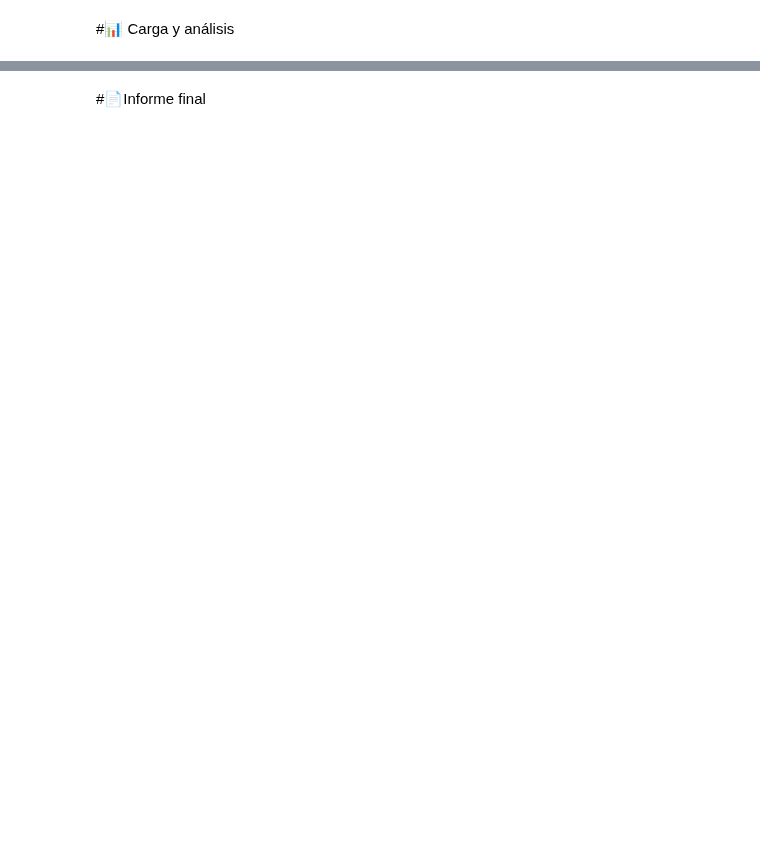
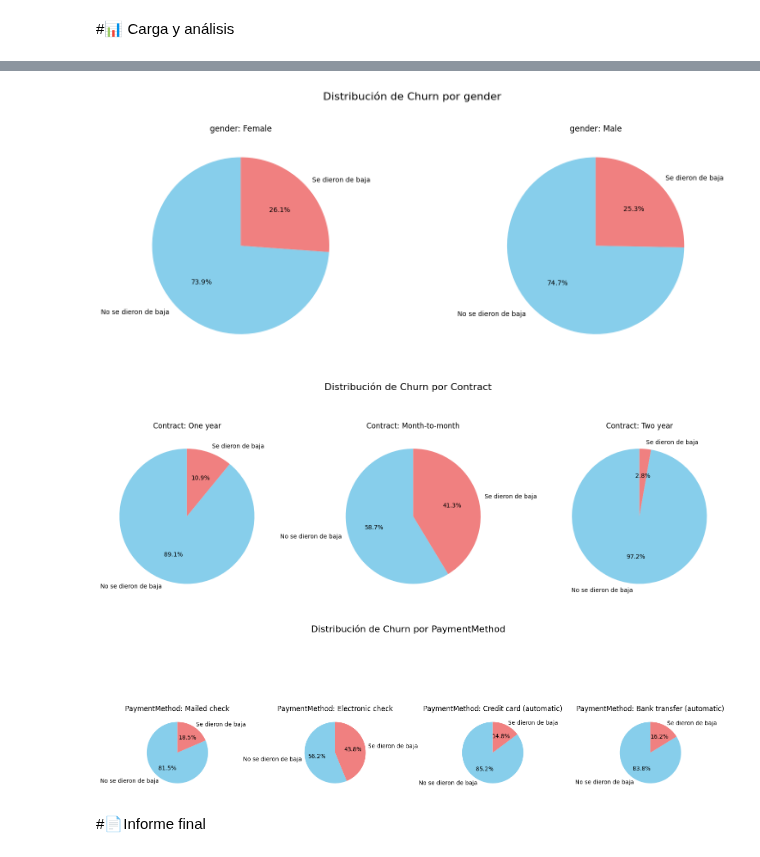
Before and after one commit to Kross363/Python-Data-Science, a Jupyter notebook: TelecomX_LATAM.ipynb, the cells around one changed output, grey strips where cells are left out. Drawn from its saved outputs; the diff is of its cells as text; code cells hidden in the pictures; blank space fills up the shorter version.

```diff
--- a/TelecomX_LATAM.ipynb
+++ b/TelecomX_LATAM.ipynb
@@ -210,2 +252,31 @@ Warning: Total number of columns (22) exceeds max_columns (20) limiting to first
+# %%
+import matplotlib.pyplot as plt
+
+categorical_cols = ['gender', 'Contract', 'PaymentMethod']
+
+for col in categorical_cols:
+    plt.figure(figsize=(15, 6)) # Adjust figure size dynamically based on number of unique categories
+    unique_categories = datos[col].unique()
+    num_subsets = len(unique_categories)
+
+    plt.suptitle(f'Distribución de Churn por {col}', fontsize=16)
+
+    for i, category_value in enumerate(unique_categories):
+        subset_data = datos[datos[col] == category_value]
+        churn_counts = subset_data['Churn'].value_counts()
+
+        # Labels for the pie chart
+        labels = ['No se dieron de baja' if idx == 0 else 'Se dieron de baja' for idx in churn_counts.index]
+
+        plt.subplot(1, num_subsets, i + 1) # One row, N columns
+        plt.pie(churn_counts, labels=labels, autopct='%1.1f%%', startangle=90, colors=['skyblue', 'lightcoral'])
+        plt.title(f'{col}: {category_value}')
+
+    plt.tight_layout(rect=[0, 0.03, 1, 0.95]) # Adjust layout to make space for suptitle
+    plt.show()
+# %% [output]
+[figure, added]
+[figure, added]
+[figure, added]
 # %% [markdown]
 #📄Informe final
```
Also changed, not shown: parts of 5 cells of this notebook.
